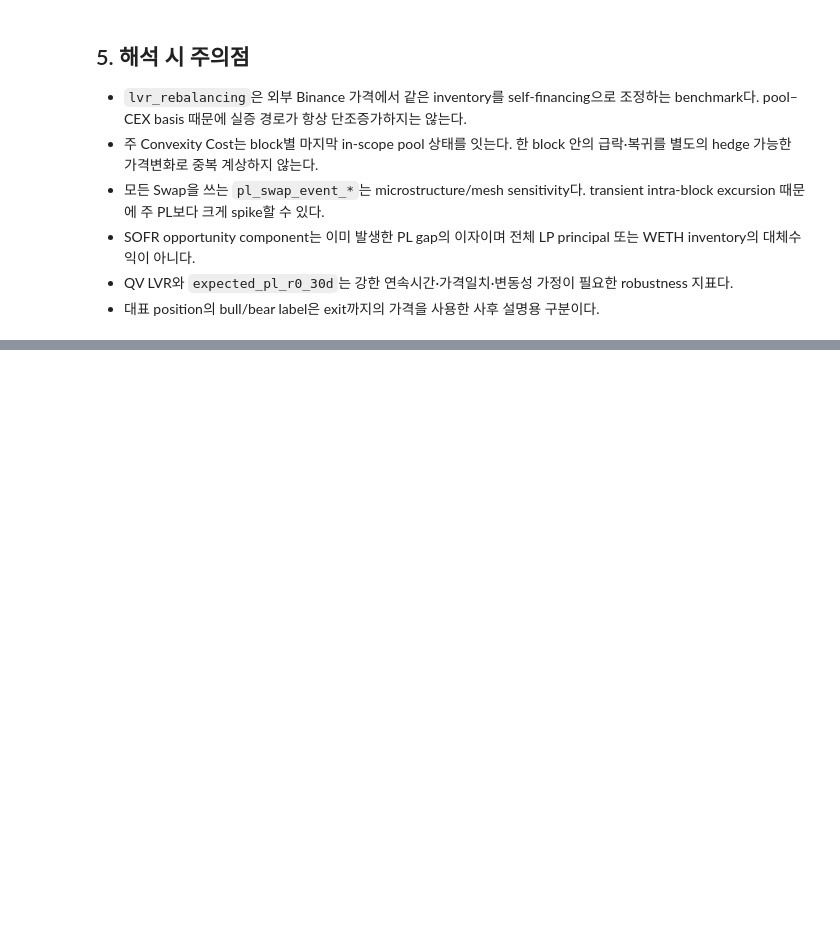
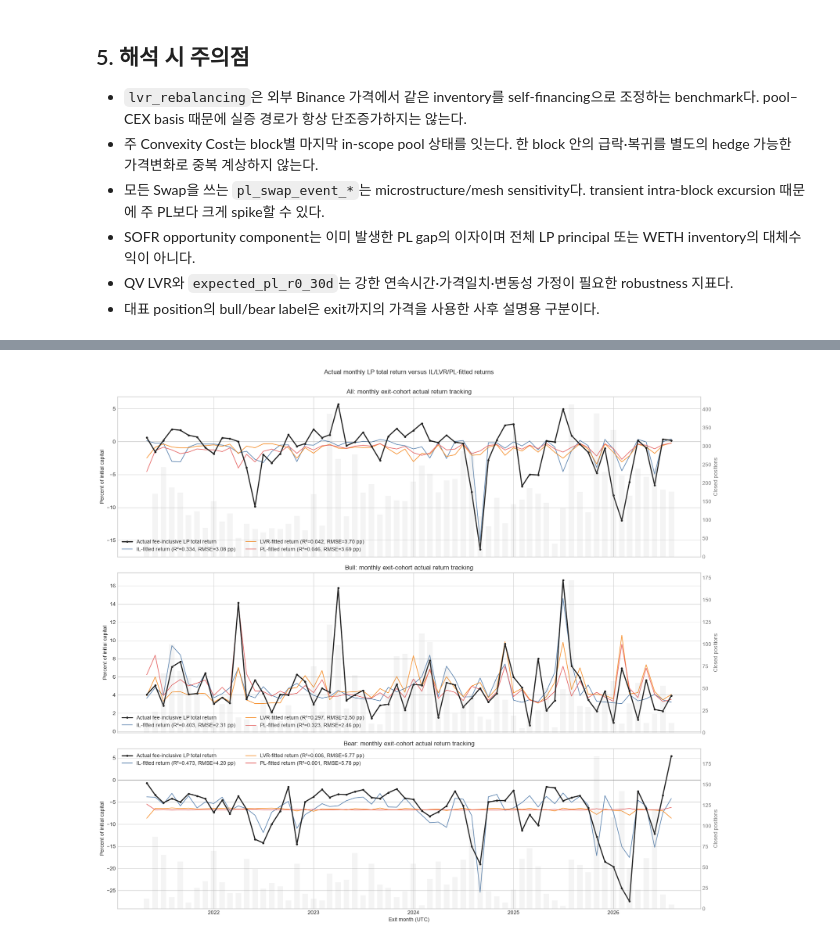
Before and after one commit to Basten1209/Uniswap-ETH-risk-analysis, a Jupyter notebook: data_processing.ipynb, the cells around one changed output, grey strips where cells are left out. Cells and saved outputs as stored; diff of their text form; code cells hidden in the pictures; blank space fills up the shorter version.

```diff
--- a/data_processing.ipynb
+++ b/data_processing.ipynb
@@ -193,0 +481,64 @@ for _, metadata in representatives.iterrows():
+# %%
+tracking_colors = {'IL': '#4C78A8', 'LVR': '#F58518', 'PL': '#E45756'}
+fig, axes = plt.subplots(3, 1, figsize=(17, 15), sharex=True)
+for axis, sample in zip(axes, ('All', 'Bull', 'Bear')):
+    part = monthly_tracking_fitted.loc[
+        monthly_tracking_fitted['sample'].eq(sample)
+    ].sort_values('exit_month')
+    axis.plot(
+        part['exit_month'],
+        part['actual_return_pct'],
+        color='#222222',
+        linewidth=2.1,
+        marker='o',
+        markersize=3.0,
+        label='Actual fee-inclusive LP total return',
+        zorder=5,
+    )
+    for label in ('IL', 'LVR', 'PL'):
+        score = tracking_scores.loc[
+            tracking_scores['sample'].eq(sample)
+            & tracking_scores['metric'].eq(label)
+        ].iloc[0]
+        axis.plot(
+            part['exit_month'],
+            part[f'{label.lower()}_fitted_return_pct'],
+            color=tracking_colors[label],
+            linewidth=1.25,
+            alpha=0.9,
+            label=(
+                f'{label}-fitted return '
+                f'(R²={score.r_squared:.3f}, RMSE={score.rmse_pct_points:.2f} pp)'
+            ),
+        )
+    axis.axhline(0.0, color='#777777', linewidth=0.7, alpha=0.7)
+    axis.set(
+        title=f'{sample}: monthly exit-cohort actual return tracking',
+        ylabel='Percent of initial capital',
+    )
+    axis.legend(loc='best', ncol=2)
+    count_axis = axis.twinx()
+    count_axis.bar(
+        part['exit_month'],
+        part['position_count'],
+        width=20,
+        color='#999999',
+        alpha=0.10,
+    )
+    count_axis.set_ylabel('Closed positions', color='#777777')
+    count_axis.tick_params(axis='y', colors='#777777')
+    count_axis.grid(False)
+axes[-1].set_xlabel('Exit month (UTC)')
+fig.suptitle(
+    'Actual monthly LP total return versus IL/LVR/PL-fitted returns',
+    y=1.005,
+)
+fig.tight_layout()
+fig.savefig(
+    FIGURE_ROOT / 'monthly_actual_return_tracking.png',
+    dpi=180,
+    bbox_inches='tight',
+)
+plt.show()
+# %% [output]
+[figure, added]
```
Also changed, not shown: parts of 10 cells of this notebook.
